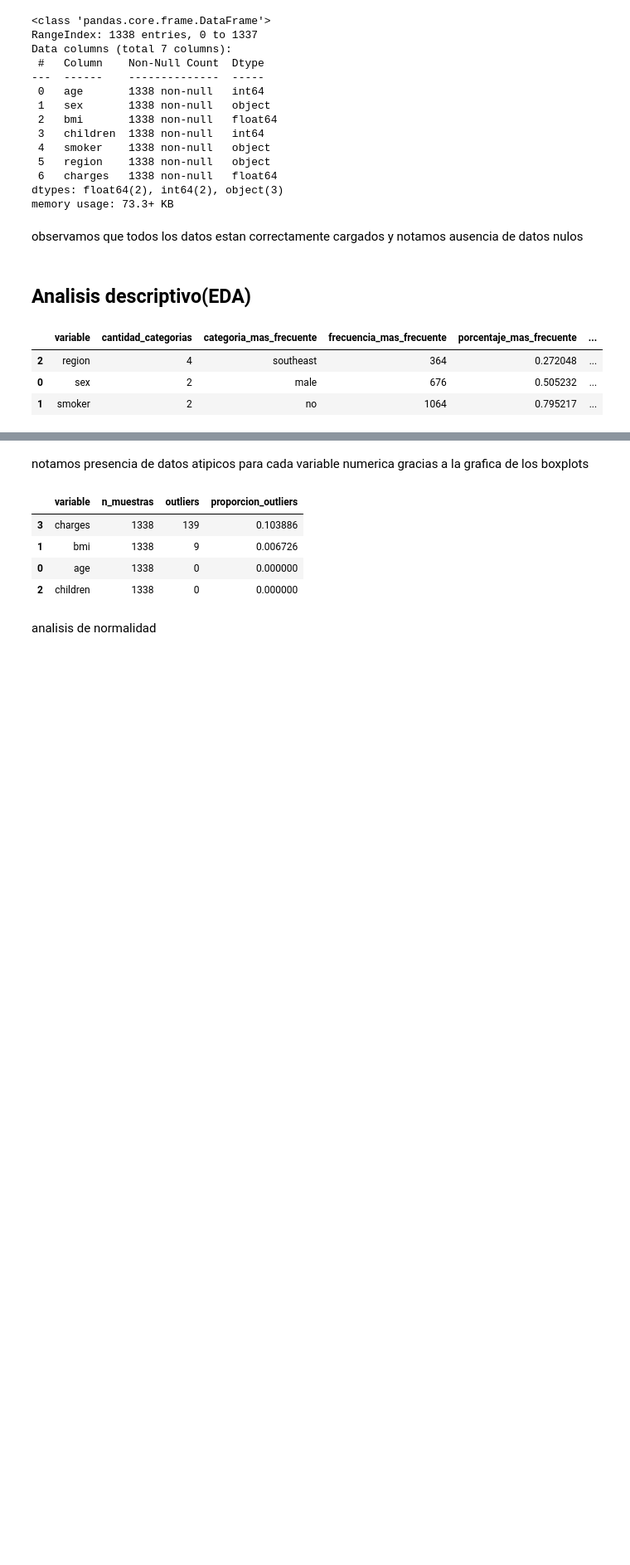
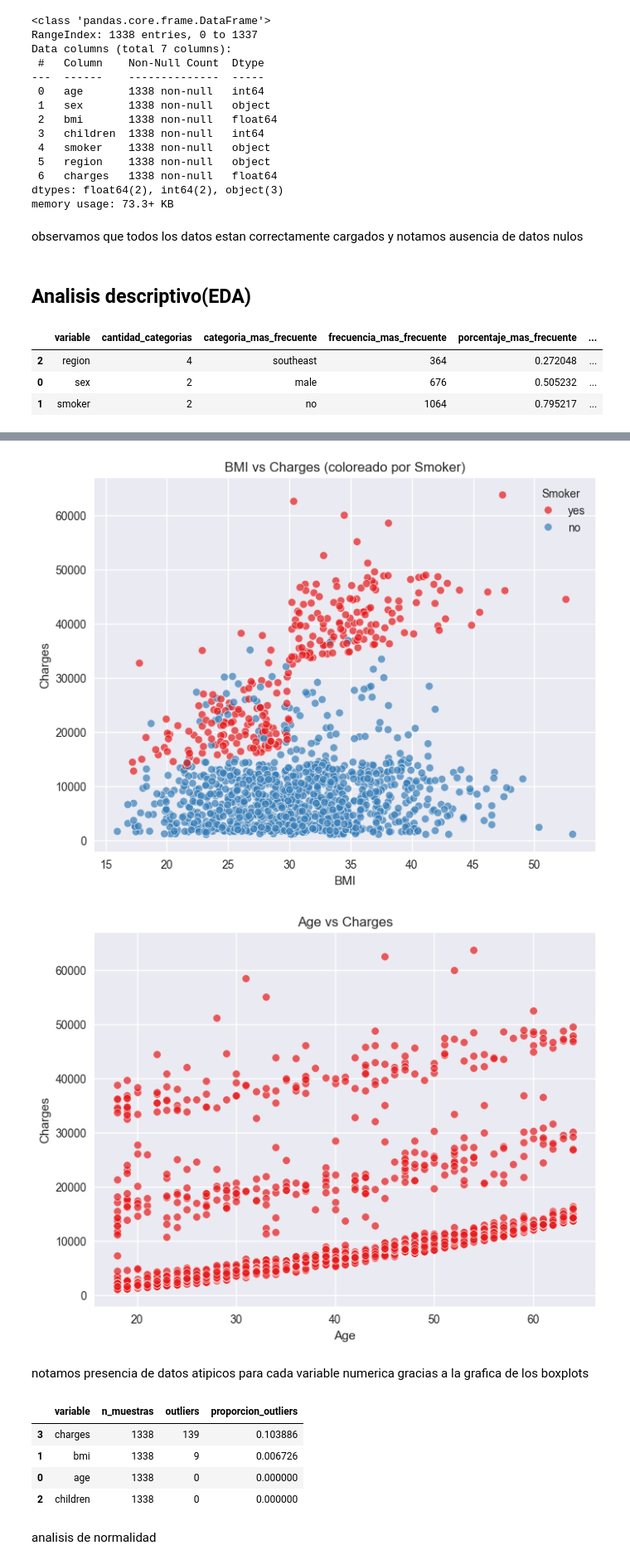
Before and after one commit to Hypotermya/Dataviz_actividad, a Jupyter notebook: _sources/notebooks.ipynb, the cells around one changed output, grey strips where cells are left out. Shown at 83% size. Drawn from its saved outputs; the diff is of its cells as text; code cells hidden in the pictures; blank space fills up the shorter version.

```diff
--- a/_sources/notebooks.ipynb
+++ b/_sources/notebooks.ipynb
@@ -304,3 +324,27 @@ graficar_numericas(df)
+# %%
+# Configuración general
+plt.style.use("seaborn-v0_8")
+sns.set_palette("Set1")
+
+# 1. Scatterplot BMI vs Charges (coloreado por Smoker)
+plt.figure(figsize=(8,6))
+sns.scatterplot(data=df, x="bmi", y="charges", hue="smoker", alpha=0.7)
+plt.title("BMI vs Charges (coloreado por Smoker)")
+plt.xlabel("BMI")
+plt.ylabel("Charges")
+plt.legend(title="Smoker")
+plt.show()
+
+# 2. Scatterplot Age vs Charges
+plt.figure(figsize=(8,6))
+sns.scatterplot(data=df, x="age", y="charges", alpha=0.7)
+plt.title("Age vs Charges")
+plt.xlabel("Age")
+plt.ylabel("Charges")
+plt.show()
+# %% [output]
+[figure, added]
+[figure, added]
 # %% [markdown]
 notamos presencia de datos atipicos para cada variable numerica gracias a la grafica de los boxplots
 # %%
```
Also changed, not shown: parts of 14 cells of this notebook, 18 other files.
